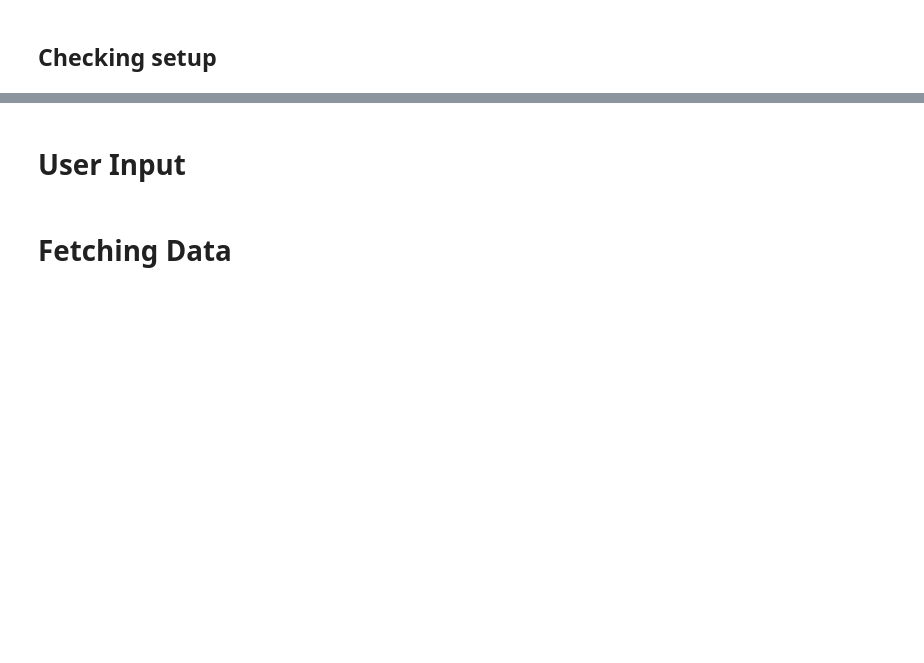
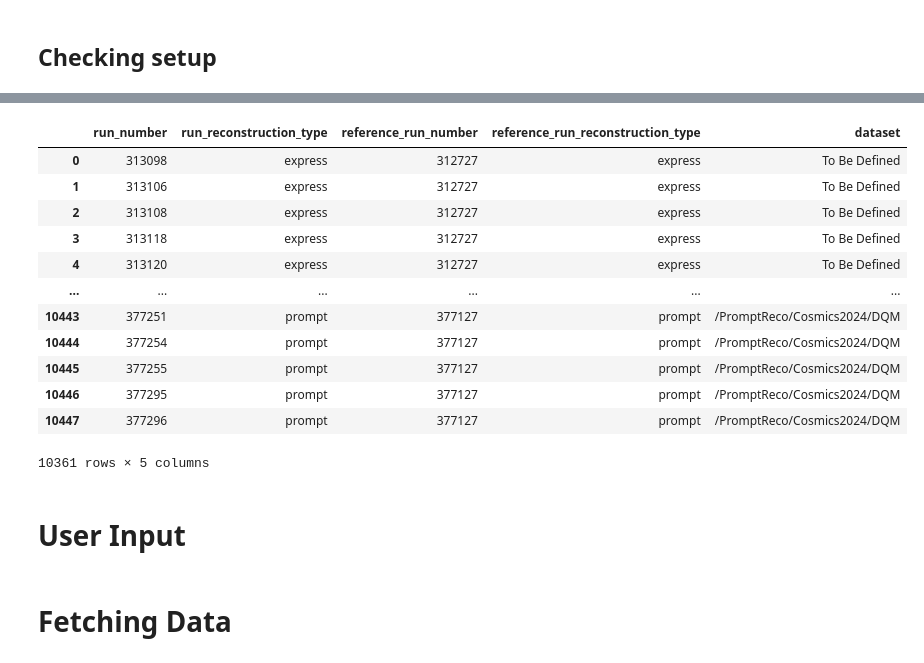
Before and after one commit to CMSTrackerDPG/ReferenceRunRank, a Jupyter notebook: notebooks/RRR_dev.ipynb, the cells around one changed output, grey strips where cells are left out. Cells and saved outputs as stored; diff of their text form; code cells hidden in the pictures; blank space fills up the shorter version.

```diff
--- a/notebooks/RRR_dev.ipynb
+++ b/notebooks/RRR_dev.ipynb
@@ -49,2 +107,18 @@ CHData.applyfilter(filters=filters)
+# %%
+CHData.RunsDF
+# %% [output]
+|  | run_number | run_reconstruction_type | reference_run_number | reference_run_reconstruction_type | dataset |
+| 0 | 313098 | express | 312727 | express | To Be Defined |
+| 1 | 313106 | express | 312727 | express | To Be Defined |
+| 2 | 313108 | express | 312727 | express | To Be Defined |
+| 3 | 313118 | express | 312727 | express | To Be Defined |
+| 4 | 313120 | express | 312727 | express | To Be Defined |
+| ... | ... | ... | ... | ... | ... |
+| 10443 | 377251 | prompt | 377127 | prompt | /PromptReco/Cosmics2024/DQM |
+| 10444 | 377254 | prompt | 377127 | prompt | /PromptReco/Cosmics2024/DQM |
+| 10445 | 377255 | prompt | 377127 | prompt | /PromptReco/Cosmics2024/DQM |
+| 10446 | 377295 | prompt | 377127 | prompt | /PromptReco/Cosmics2024/DQM |
+| 10447 | 377296 | prompt | 377127 | prompt | /PromptReco/Cosmics2024/DQM |
+10361 rows × 5 columns
 # %% [markdown]
 # User Input
```
Also changed, not shown: parts of 29 cells of this notebook, 1 other file.
